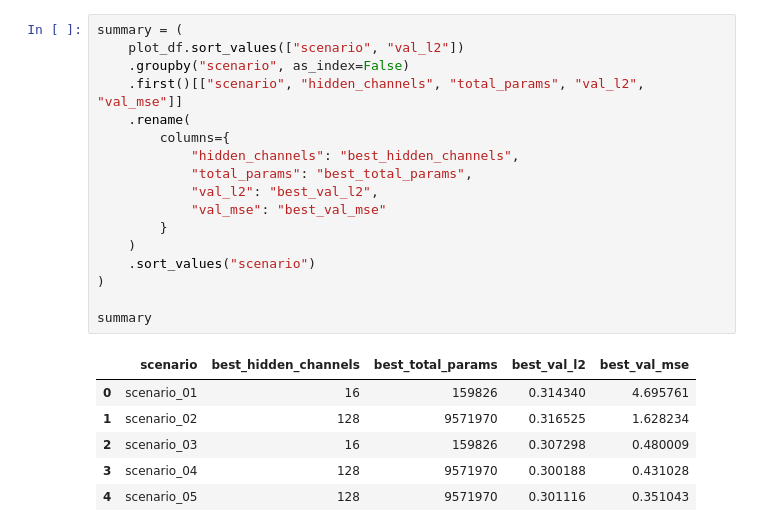
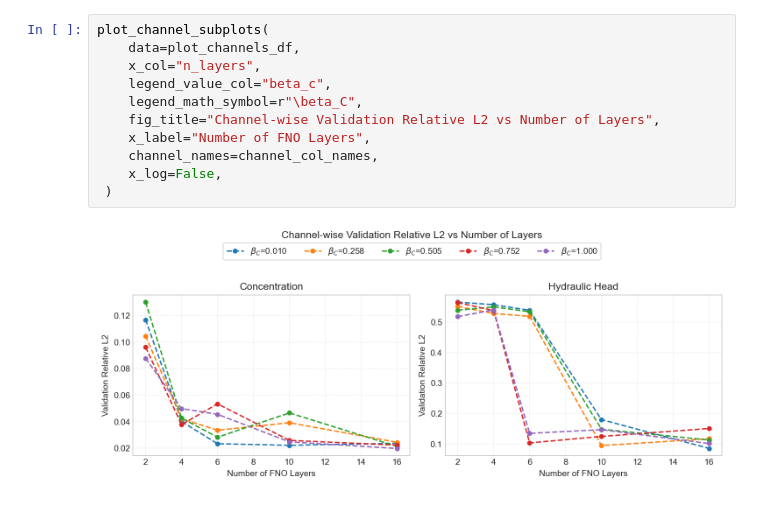
Before and after one commit to arpit-kapoor/gw_henry_fno, a Jupyter notebook: notebooks/plot_scenario_results_pre_metric.ipynb, the cells around one changed output. Saved outputs shown, nothing was run; the diff lists cells and outputs as text.

```diff
--- a/notebooks/plot_scenario_results_pre_metric.ipynb
+++ b/notebooks/plot_scenario_results_pre_metric.ipynb
@@ -68,24 +364,13 @@ plt.show()
-# %%
-summary = (
-    plot_df.sort_values(["scenario", "val_l2"])
-    .groupby("scenario", as_index=False)
-    .first()[["scenario", "hidden_channels", "total_params", "val_l2", "val_mse"]]
-    .rename(
-        columns={
-            "hidden_channels": "best_hidden_channels",
-            "total_params": "best_total_params",
-            "val_l2": "best_val_l2",
-            "val_mse": "best_val_mse"
-        }
-    )
-    .sort_values("scenario")
-)
-
-summary
-# %% [output]
-|  | scenario | best_hidden_channels | best_total_params | best_val_l2 | best_val_mse |
-| 0 | scenario_01 | 16 | 159826 | 0.314340 | 4.695761 |
-| 1 | scenario_02 | 128 | 9571970 | 0.316525 | 1.628234 |
-| 2 | scenario_03 | 16 | 159826 | 0.307298 | 0.480009 |
-| 3 | scenario_04 | 128 | 9571970 | 0.300188 | 0.431028 |
-| 4 | scenario_05 | 128 | 9571970 | 0.301116 | 0.351043 |
+# %%
+plot_channel_subplots(
+    data=plot_channels_df,
+    x_col="n_layers",
+    legend_value_col="beta_c",
+    legend_math_symbol=r"\beta_C",
+    fig_title="Channel-wise Validation Relative L2 vs Number of Layers",
+    x_label="Number of FNO Layers",
+    channel_names=channel_col_names,
+    x_log=False,
+ )
+# %% [output]
+[figure, added]
```
Also changed, not shown: parts of 8 cells of this notebook, 9 other files.
